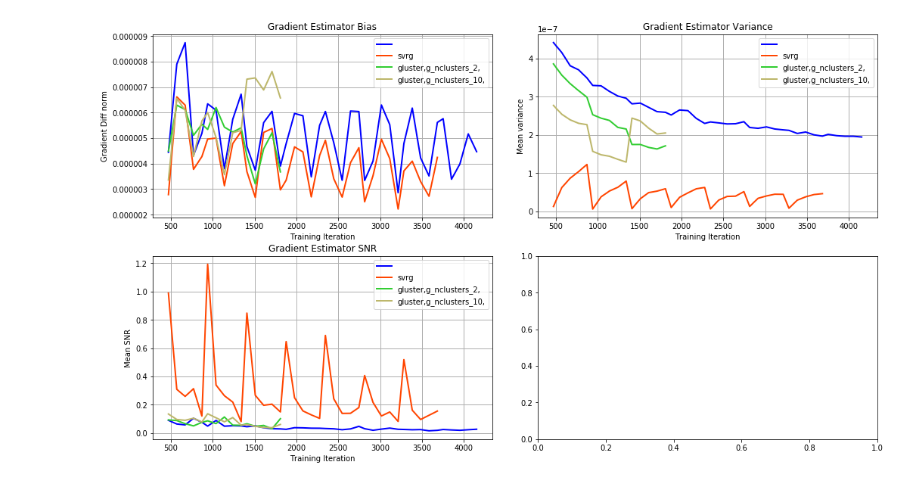
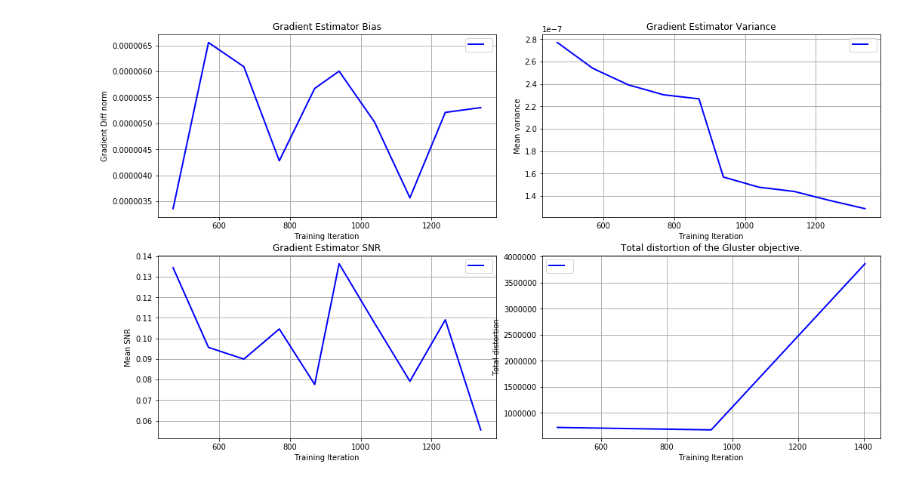
Before and after one commit to fartashf/gvar_code, a Jupyter notebook: notebooks/figures_gvar.ipynb, the cells around one changed output. Saved outputs shown, nothing was run; the diff lists cells and outputs as text; code cells hidden in the pictures.

Commit message:
gvar figs + total distortions

```diff
--- a/notebooks/figures_gvar.ipynb
+++ b/notebooks/figures_gvar.ipynb
@@ -23,16 +57,16 @@ from log_plotter import get_run_names, get_data, get_data_pth, plot_smooth, plot
 # %%
 get_data_f = get_data_pth
 plot_f = plt.plot
 # plot_f = plot_smooth
 logdir = '/u/faghri/dmom/code/runs/'
-patterns = ['.*runs_mnist_gvar/.*mlp']  # (?!.*scheduler)
-tag_names = ['grad_bias', 'est_var', 'est_snr']
+patterns = ['.*runs/X']  # (?!.*scheduler)
+tag_names = ['grad_bias', 'est_var', 'est_snr', 'gb_td']
 fig_name = 'figs_gvar/mnist.png'
 lg_tags = ['svrg', 'gluster', 'g_nclusters']  # g_estim
 ylim = [None]*20
 # ylim = [[1e-4, 1e-1], [1e-2, 1e-1], [98, 100], [97,100], [0, 100], None, None, None, None, None, None, None, None, None, None, None, None]
 sep_h = True
 ncolor = None
 data, run_names = plot_runs_and_tags(get_data_f, plot_f, logdir, patterns, tag_names, fig_name, lg_tags, ylim, sep_h=sep_h, ncolor=ncolor)
 # %% [output]
-[figure, old version]
+[figure, new version]
```
Also changed, not shown: parts of 3 cells of this notebook, 2 other files.
